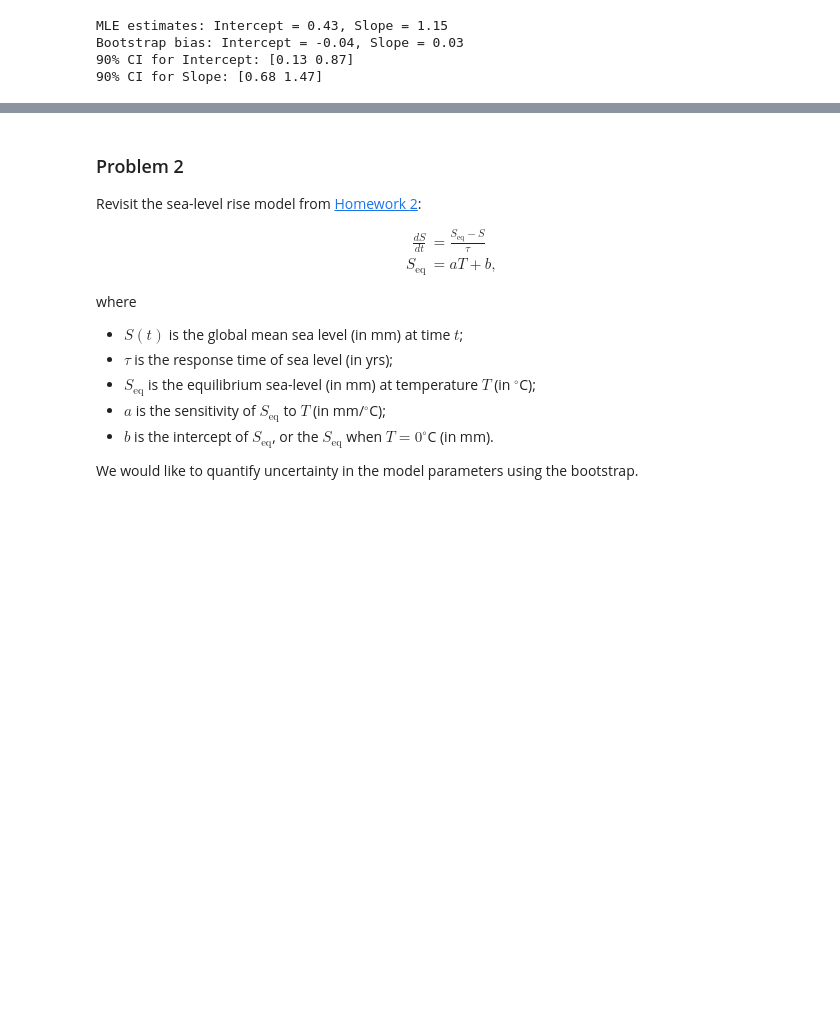
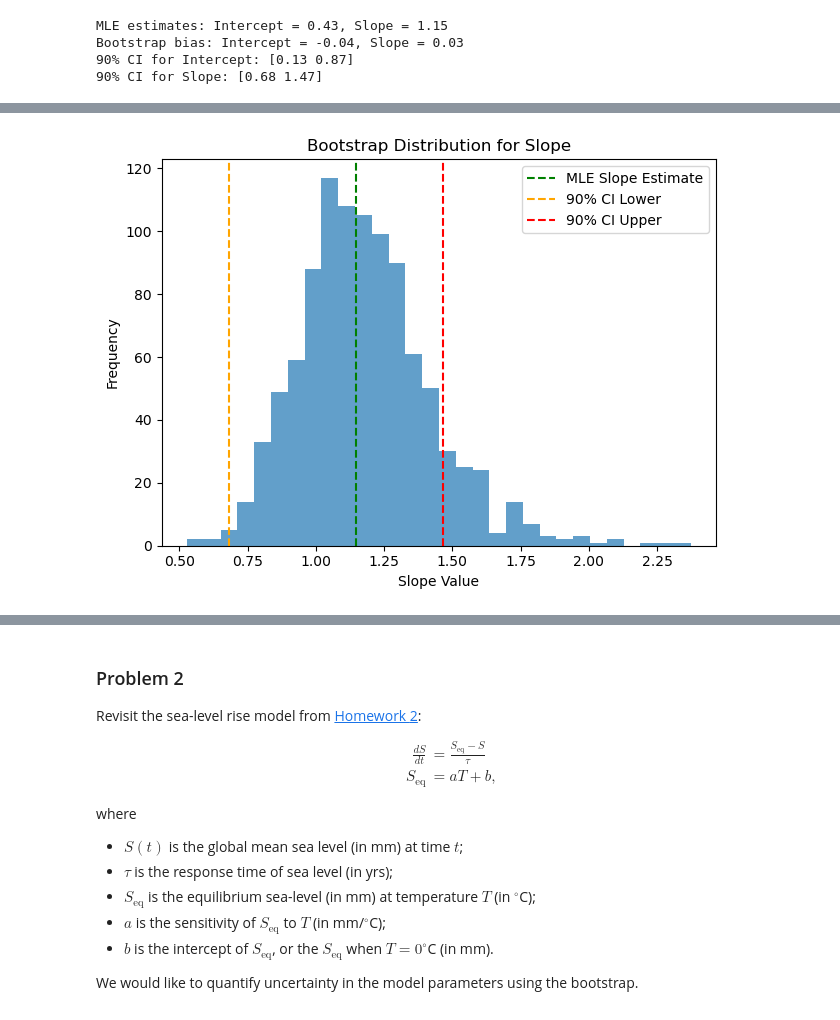
Before and after one commit to BEE4850-SP25/hw04-christinemswanson, a Jupyter notebook: hw04.ipynb, the cells around one changed output, grey strips where cells are left out. Drawn from its saved outputs; the diff is of its cells as text; code cells hidden in the pictures; blank space fills up the shorter version.

```diff
--- a/hw04.ipynb
+++ b/hw04.ipynb
@@ -225,0 +233,21 @@ Bootstrap bias: Intercept = -0.04, Slope = 0.03
+# %%
+# plot histogram - slope parameter
+plt.hist(boot_slopes, bins=30, alpha=0.7)
+
+ci_upper = 2 * slope_hat - np.percentile(boot_slopes, 5)
+ci_lower = 2 * slope_hat - np.percentile(boot_slopes, 95)
+
+plt.axvline(slope_hat, color = "green", linestyle = "--", label = "MLE Slope Estimate")
+plt.axvline(ci_lower, color='orange', linestyle='--', label='90% CI Lower')
+plt.axvline(ci_upper, color='red', linestyle='--', label='90% CI Upper')
+
+plt.title("Bootstrap Distribution for Slope")
+plt.xlabel("Slope Value")
+plt.ylabel("Frequency")
+plt.legend()
+
+plt.tight_layout()
+
+plt.show()
+# %% [output]
+[figure, added]
```
Also changed, not shown: parts of 17 cells of this notebook.
